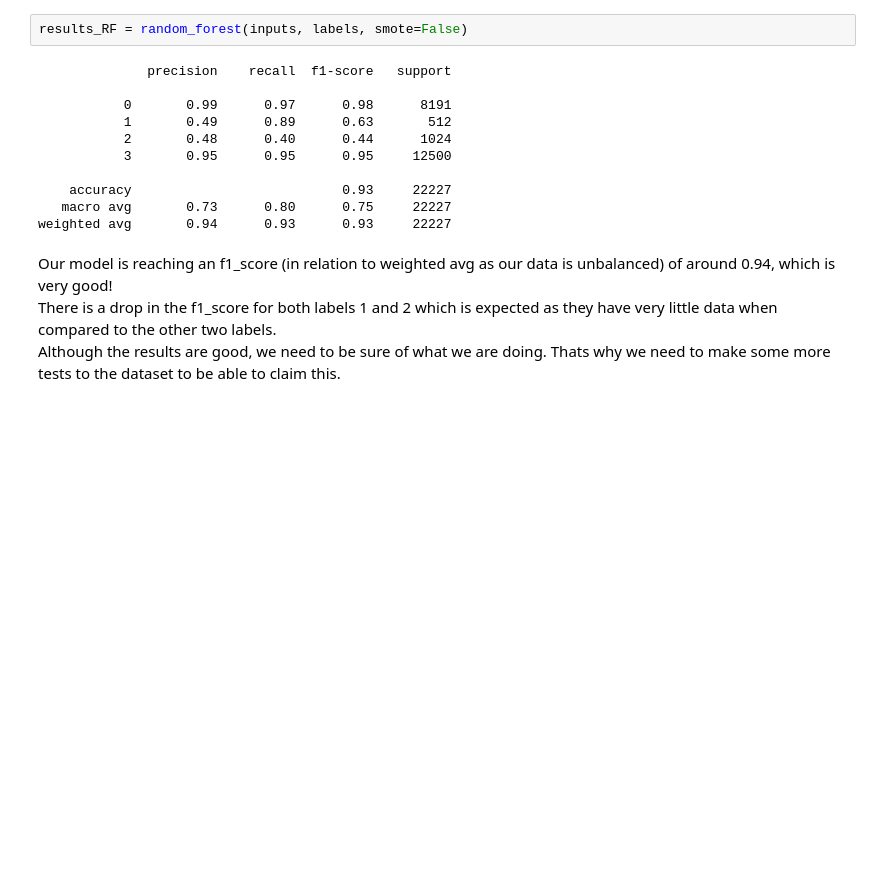
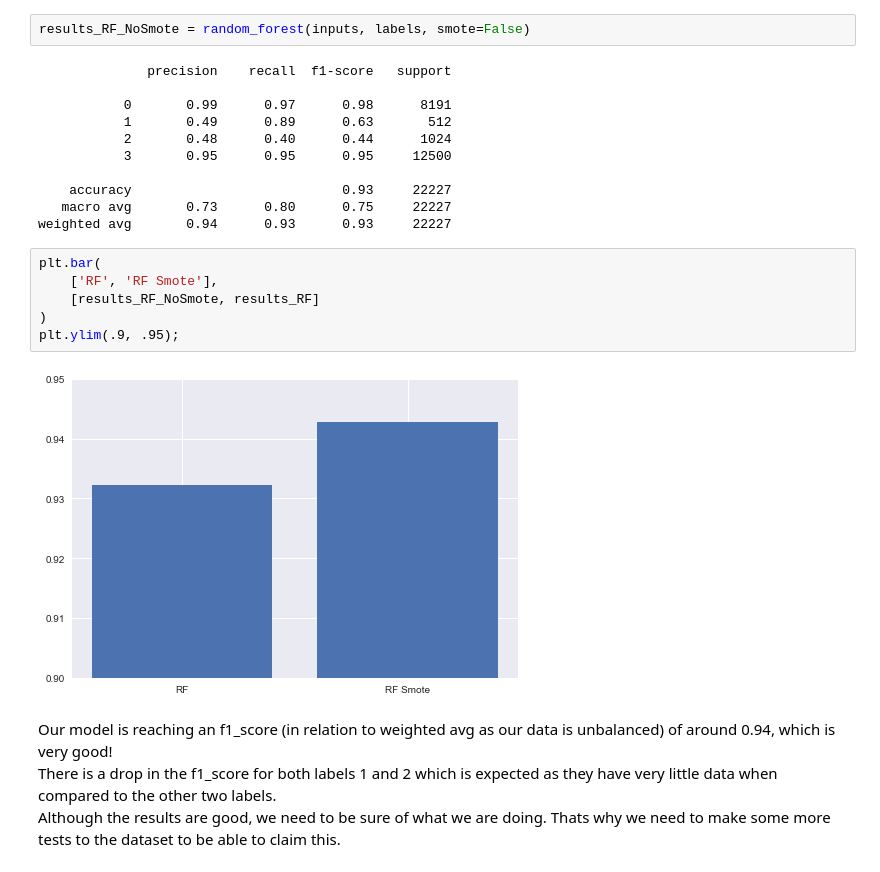
Before and after one commit to Diogogrosario/Artificial-Intelligence, a Jupyter notebook: covid-symptoms.ipynb, the cells around one changed output. Saved outputs shown, nothing was run; the diff lists cells and outputs as text; blank space fills up the shorter version.

```diff
--- a/covid-symptoms.ipynb
+++ b/covid-symptoms.ipynb
@@ -333,7 +337,7 @@ results_RF = random_forest(inputs, labels)
    macro avg       0.75      0.96      0.82     22227
 weighted avg       0.97      0.93      0.94     22227
 # %%
-results_RF = random_forest(inputs, labels, smote=False)
+results_RF_NoSmote = random_forest(inputs, labels, smote=False)
 # %% [output]
               precision    recall  f1-score   support
 
@@ -345,6 +349,14 @@ results_RF = random_forest(inputs, labels, smote=False)
     accuracy                           0.93     22227
    macro avg       0.73      0.80      0.75     22227
 weighted avg       0.94      0.93      0.93     22227
+# %%
+plt.bar(
+    ['RF', 'RF Smote'],
+    [results_RF_NoSmote, results_RF]
+)
+plt.ylim(.9, .95);
+# %% [output]
+[figure, added]
 # %% [markdown]
 Our model is reaching an f1_score (in relation to weighted avg as our data is unbalanced) of around 0.94, which is very good!
 There is a drop in the f1_score for both labels 1 and 2 which is expected as they have very little data when compared to the other two labels.
```
Also changed, not shown: parts of 24 cells of this notebook, 8 other files.
